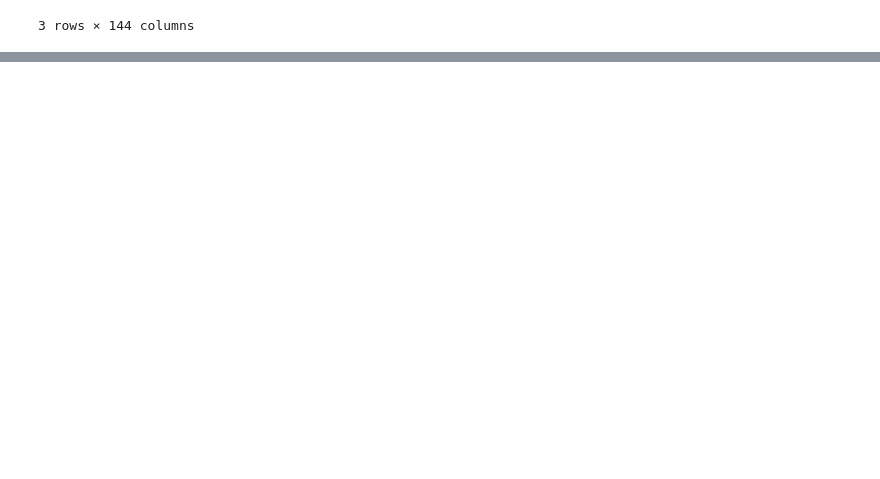
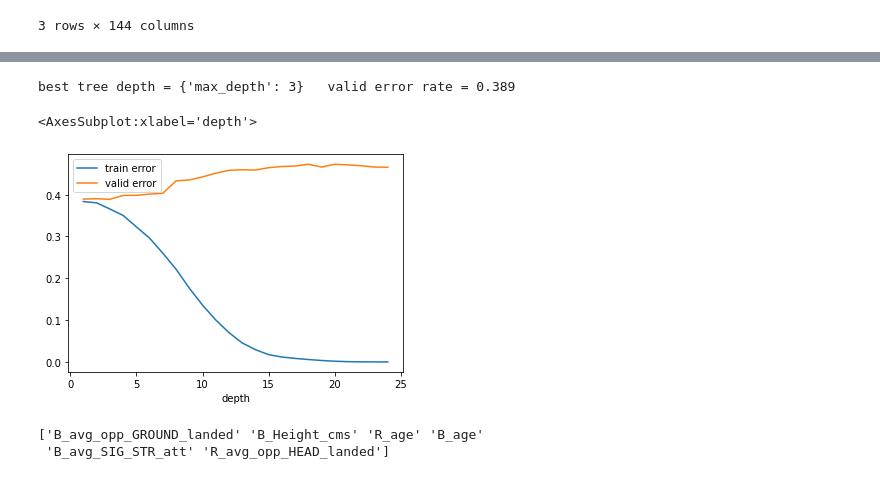
Before and after one commit to rhit-walkowae/ufcPredictionProject, a Jupyter notebook: DecisionTreeBrainstorming.ipynb, the cells around one changed output, grey strips where cells are left out. Drawn from its saved outputs; the diff is of its cells as text; code cells hidden in the pictures; blank space fills up the shorter version.

```diff
--- a/DecisionTreeBrainstorming.ipynb
+++ b/DecisionTreeBrainstorming.ipynb
@@ -68,0 +99,5 @@ Name: title_bout, Length: 6012, dtype: bool
+# %%
+X = pd.concat([X_num,X_cat],axis=1)
+print(y.value_counts())
+print(X.shape)
+X.head()
@@ -68,0 +117,32 @@ Name: title_bout, Length: 6012, dtype: bool
+# %%
+grid = {'max_depth':np.arange(1,25)}
+rtree = DecisionTreeClassifier()
+treeCV = GridSearchCV(rtree,param_grid=grid,return_train_score=True)
+
+treeCV.fit(X,y)
+print()
+print('best tree depth =',treeCV.best_params_, '  valid error rate =', (1 - treeCV.best_score_).round(3))
+
+results = pd.DataFrame()
+results['depth'] = grid['max_depth']
+results['train error'] =1 - treeCV.cv_results_['mean_train_score']
+results['valid error']  = 1 - treeCV.cv_results_['mean_test_score']
+ax1 = results.plot.line(x='depth',y='train error')
+results.plot.line(x='depth',y='valid error',ax=ax1)
+# %% [output]
+best tree depth = {'max_depth': 3}   valid error rate = 0.389
+<AxesSubplot:xlabel='depth'>
+[figure, added]
+# %%
+tree = DecisionTreeClassifier(max_depth = 3)
+tree.fit(X,y)
+
+
+importances = tree.feature_importances_
+tree_importances = pd.Series(importances, index=X.columns)
+sorted = tree_importances.sort_values(ascending = True)
+importantFeatures = sorted[sorted!=0]
+print(importantFeatures.index.values)
+# %% [output]
+['B_avg_opp_GROUND_landed' 'B_Height_cms' 'R_age' 'B_age'
+ 'B_avg_SIG_STR_att' 'R_avg_opp_HEAD_landed']
```
Also changed, not shown: parts of 17 cells of this notebook, 1 other file.
